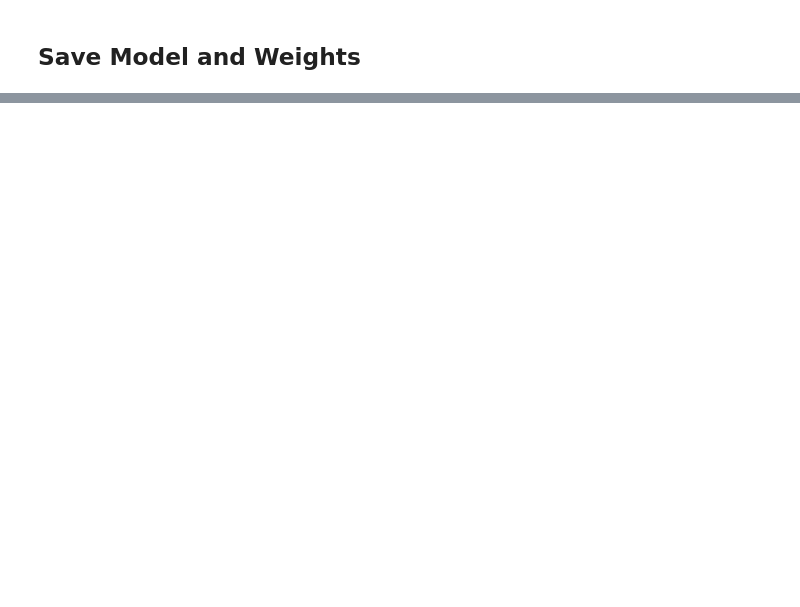
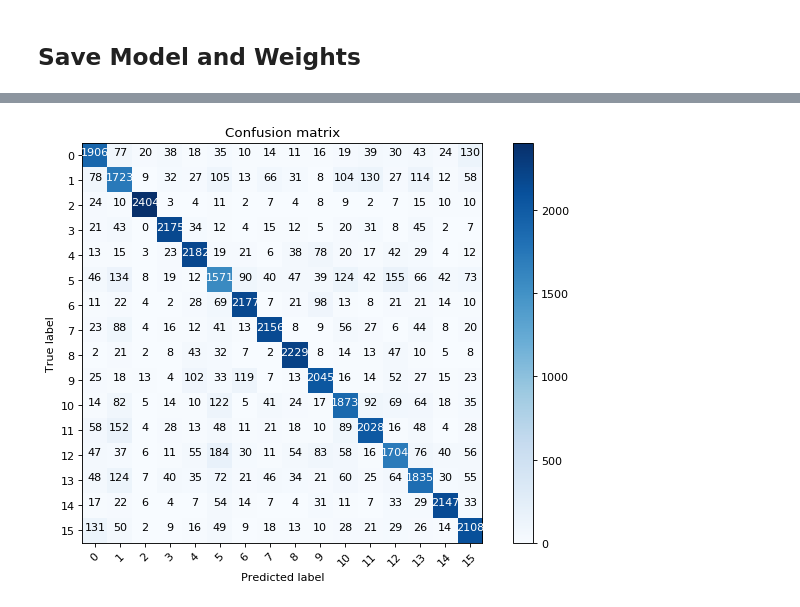
Before and after one commit to matheusmortatti/document-classifier, a Jupyter notebook: conv_net_dataset_1.ipynb, the cells around one changed output, grey strips where cells are left out. Drawn from its saved outputs; the diff is of its cells as text; code cells hidden in the pictures; blank space fills up the shorter version.

Commit message:
a few versions of the notebook for different models

```diff
--- a/conv_net_dataset_1.ipynb
+++ b/conv_net_dataset_1.ipynb
@@ -75,7 +112,7 @@ if RELOAD_MODEL:
         model = model_from_json(loaded_model_json)
         # load weights into new model
         model.load_weights("model.h5")
-    except FileNotFoundError:
+    except:
 
         model = Sequential()
         model.add(Conv2D(20, kernel_size=(7, 7), strides=(1, 1),
@@ -249,0 +255,36 @@ print(confusion_matrix(y_true, y_pred))
+# %%
+folder = "/media/matheusmortatti/External/rvl-cdip"
+labels_file = open(folder + "/labels/val.txt")
+
+x_val = []
+y_val = []
+y_pred_total = np.array([])
+
+for line in labels_file:
+    sp = line.split()
+    x_val.append(preprocess_image(imread(folder + "/images/" + sp[0])))
+    y_val.append(int(sp[1]))
+
+    if len(x_val) >= 5000:
+
+        #
+        # Predict validation classes
+        #
+
+        x_val = np.expand_dims(np.asarray(x_val), axis=3)
+        y_pred = model.predict_classes(x_val)
+        y_pred_total = np.append(y_pred_total, y_pred)
+        print(y_pred_total.shape)
+        x_val = []
+
+if len(x_val) > 0:
+
+    #
+    # Predict validation classes
+    #
+
+    x_val = np.expand_dims(np.asarray(x_val), axis=3)
+    y_pred = model.predict_classes(x_val)
+    y_pred_total = np.append(y_pred_total, y_pred)
+    print(y_pred_total.shape)
+    x_val = []
@@ -249,0 +300,5 @@ print(confusion_matrix(y_true, y_pred))
+# %%
+y_val = np.asarray(y_val)
+print('Confusion Matrix')
+print(confusion_matrix(y_val, y_pred_total))
+print(classification_report(y_val, y_pred_total))
@@ -249,0 +323,4 @@ print(confusion_matrix(y_true, y_pred))
+# %%
+plot_confusion_matrix(confusion_matrix(y_val, y_pred_total), np.arange(16))
+# %% [output]
+[figure, added]
```
Also changed, not shown: parts of 12 cells of this notebook, 5 other files.
